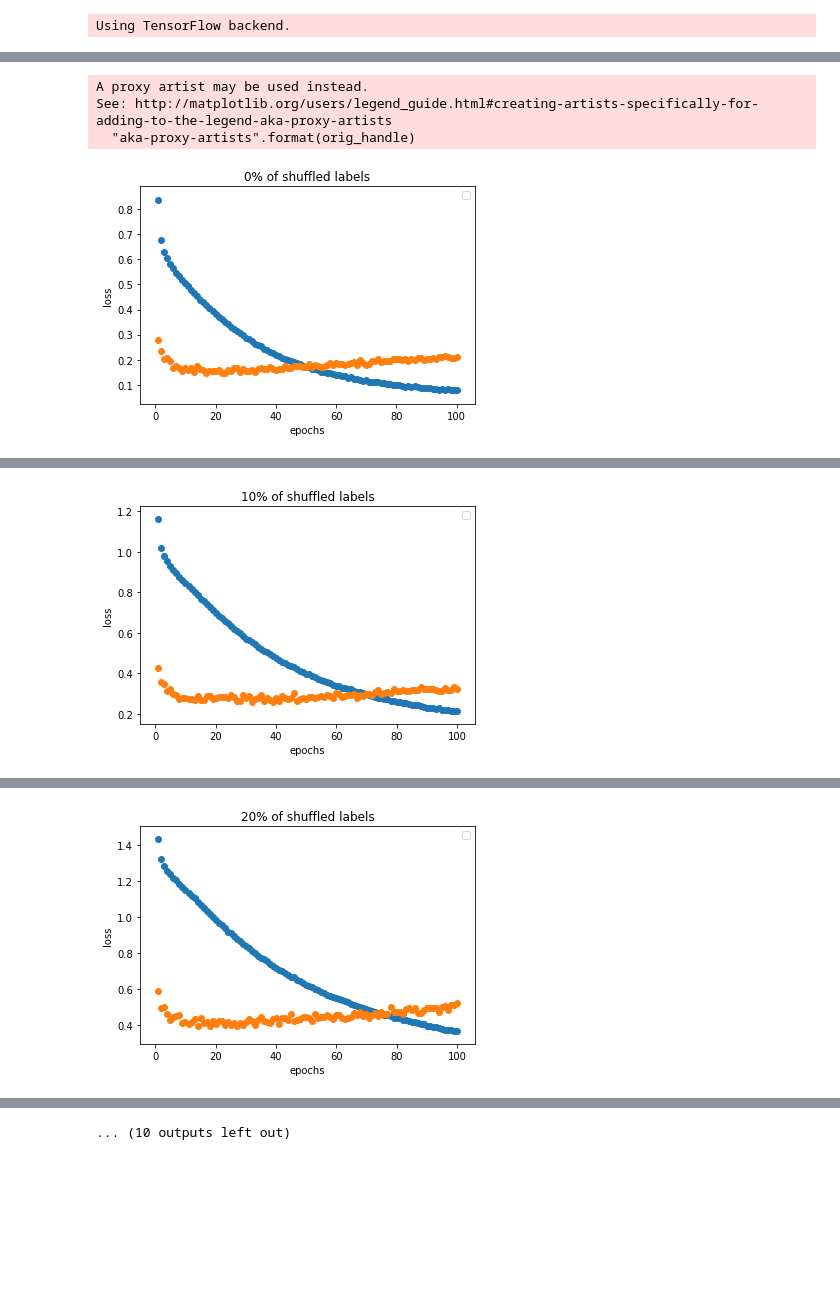
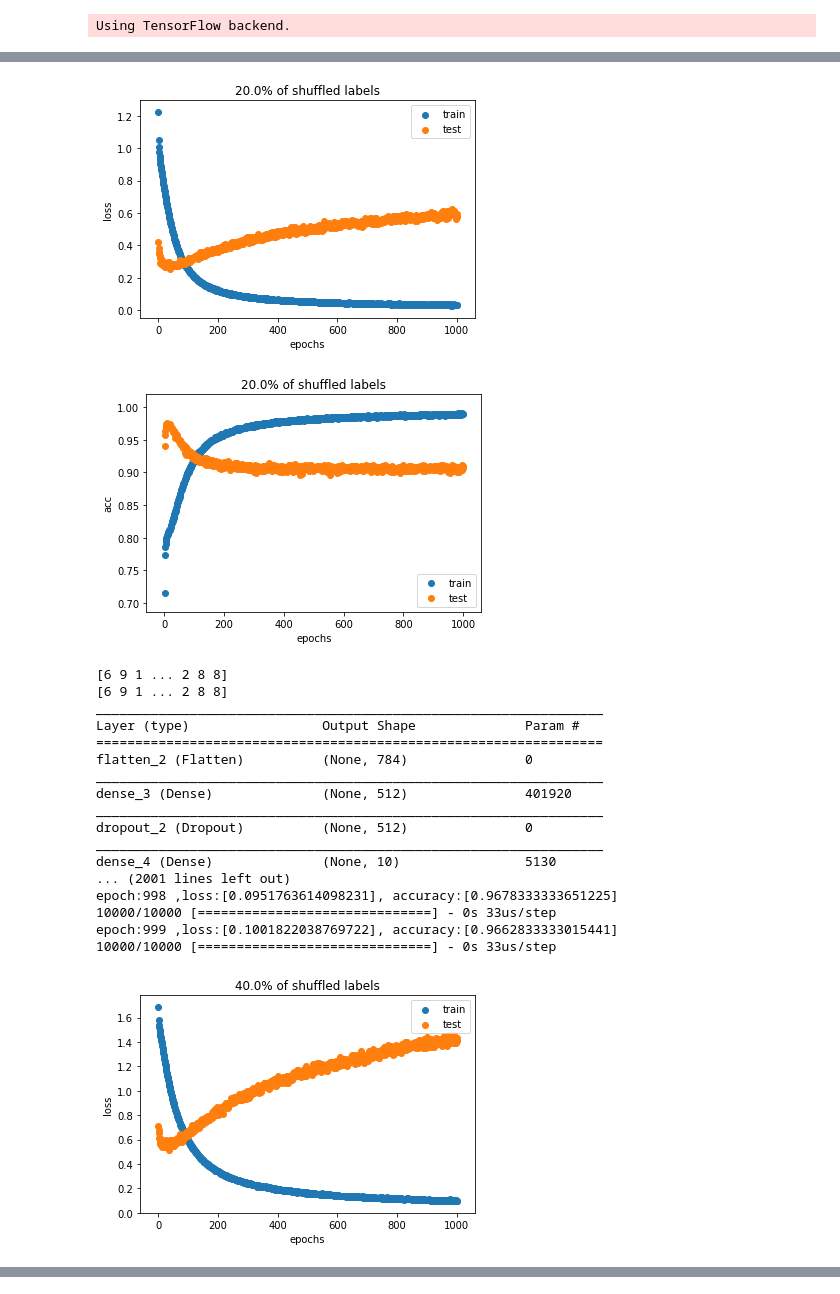
Before and after one commit to George0828Zhang/MLDS, a Jupyter notebook: hw1/hw1-3/MNIST_RANDOM.ipynb, the cells around one changed output, grey strips where cells are left out. Saved outputs shown, nothing was run; the diff lists cells and outputs as text; code cells hidden in the pictures; blank space fills up the shorter version.

```diff
--- a/hw1/hw1-3/MNIST_RANDOM.ipynb
+++ b/hw1/hw1-3/MNIST_RANDOM.ipynb
@@ -8,7 +8,7 @@ import numpy as np
 import matplotlib.pyplot as plt
 import math
 import keras
-portion_len = 10
+portion_len = 5
 mnist = tf.keras.datasets.mnist
 # %% [output]
 Using TensorFlow backend.
@@ -36,7 +36,7 @@ class MODEL(object):
         return model
 
 
-    def train(self, x_train, y_train, batch_size = 256, epochs = 100):
+    def train(self, x_train, y_train, batch_size = 512, epochs = 1000):
         train_loss = []
         train_acc = []
         eval_loss = []
@@ -69,23 +69,28 @@ if __name__ == '__main__':
 #     y_test = np_utils.to_categorical(y_test, num_classes=10)
     print(x_train.shape)
     print(y_train.shape)
+
+    train_loss = []
     train_acc = []
-    train_loss = []
 
+
+    eval_loss = []
     eval_acc = []
-    eval_loss = []
 
-    epochs_len = 100
+    epochs_len = 1000
+    shuffled_y_train = y_train.copy()
 
     for i in range(portion_len):
         to_len = math.floor(len(x_train)*(i+1)/portion_len)
         copy = y_train[:to_len]
         np.random.shuffle(copy)
-        y_train[:to_len] = copy
+        shuffled_y_train[:to_len] = copy
+        print(copy[:to_len])
+        print(shuffled_y_train[:to_len])
         my_mnist = MODEL()
         file_name = "MNIST_RANDOM" + str(i) + ".h5"
 
-        my_mnist.train(x_train, y_train,epochs = epochs_len)
+        my_mnist.train(x_train, shuffled_y_train,epochs = epochs_len)
         my_mnist.model.save(file_name)
         train_loss.append(my_mnist.train_loss)
         train_acc.append(my_mnist.train_acc)
@@ -93,20 +98,31 @@ if __name__ == '__main__':
         eval_loss.append(my_mnist.eval_loss)
         eval_acc.append(my_mnist.eval_acc)
 
+
         #np.save("MNIST_RANDOM_TRAIN_LOSS"+str(i),np.array(my_mnist.train_loss))
         #np.save("MNIST_RANDOM_TEST_LOSS"+str(i),np.array(my_mnist.eval_loss))
 
         #np.save("MNIST_RANDOM_TRAIN_ACC"+str(i),np.array(my_mnist.train_acc))
         #np.save("MNIST_RANDOM_TEST_ACC"+str(i),np.array(my_mnist.eval_acc))
 
-        plt.scatter(np.arange(1,epochs_len+1) ,my_mnist.train_loss)
-        plt.scatter(np.arange(1,epochs_len+1) ,my_mnist.eval_loss)
-        plt.legend(['train'], ['test'])
-        plt.title(str(i*portion_len)+'% of shuffled labels')
+        plt.scatter(np.arange(1,epochs_len+1) ,my_mnist.train_loss, label='train')
+        plt.scatter(np.arange(1,epochs_len+1) ,my_mnist.eval_loss, label='test')
+
+        plt.title(str((i+1)/portion_len * 100)+'% of shuffled labels')
         plt.xlabel('epochs')
         plt.ylabel('loss')
+        plt.legend()
+        plt.savefig('MNIST_RANDOM_LOSS'+str(i)+'.png')
         plt.show()
-        plt.savefig('MNIST_RANDOM'+str(i)+'.png')
+
+        plt.scatter(np.arange(1,epochs_len+1) ,my_mnist.train_acc, label='train')
+        plt.scatter(np.arange(1,epochs_len+1) ,my_mnist.eval_acc, label='test')
+        plt.title(str((i+1)/portion_len * 100)+'% of shuffled labels')
+        plt.xlabel('epochs')
+        plt.ylabel('acc')
+        plt.legend()
+        plt.savefig('MNIST_RANDOM_ACC'+str(i)+'.png')
+        plt.show()
 # %% [output]
 GPU found
 (60000, 28, 28)
@@ -128,4 +144,20 @@ epoch:99 ,loss:[0.07940384153525035], accuracy:[0.9742833333651225]
+[figure, new version]
+[figure, new version]
-A proxy artist may be used instead.
-See: http://matplotlib.org/users/legend_guide.html#creating-artists-specifically-for-adding-to-the-legend-aka-proxy-artists
-  "aka-proxy-artists".format(orig_handle)
+[6 9 1 ... 2 8 8]
+[6 9 1 ... 2 8 8]
+_________________________________________________________________
+Layer (type)                 Output Shape              Param #
+=================================================================
+flatten_2 (Flatten)          (None, 784)               0
+_________________________________________________________________
+dense_3 (Dense)              (None, 512)               401920
+_________________________________________________________________
+dropout_2 (Dropout)          (None, 512)               0
+_________________________________________________________________
+dense_4 (Dense)              (None, 10)                5130
+... (2001 lines left out)
+epoch:998 ,loss:[0.0951763614098231], accuracy:[0.9678333333651225]
+10000/10000 [==============================] - 0s 33us/step
+epoch:999 ,loss:[0.1001822038769722], accuracy:[0.9662833333015441]
+10000/10000 [==============================] - 0s 33us/step
-[figure, old version]
+[figure, new version]
@@ -149 +181,0 @@ epoch:99 ,loss:[0.2144357575257619], accuracy:[0.9290666666348775]
-[figure, old version]
@@ -167 +200,0 @@ epoch:99 ,loss:[0.3670879068056742], accuracy:[0.8783666666666666]
-[figure, old version]
@@ -221 +203,0 @@ epoch:99 ,loss:[0.7960796078999838], accuracy:[0.7263166666348775]
-... (10 outputs left out)
```
Also changed, not shown: parts of 1 cell of this notebook, 57 other files.
